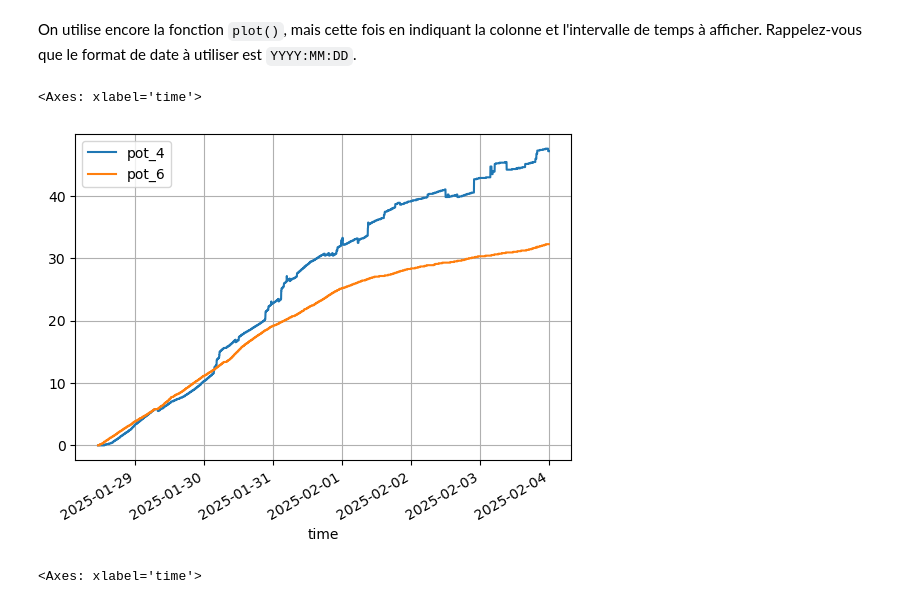
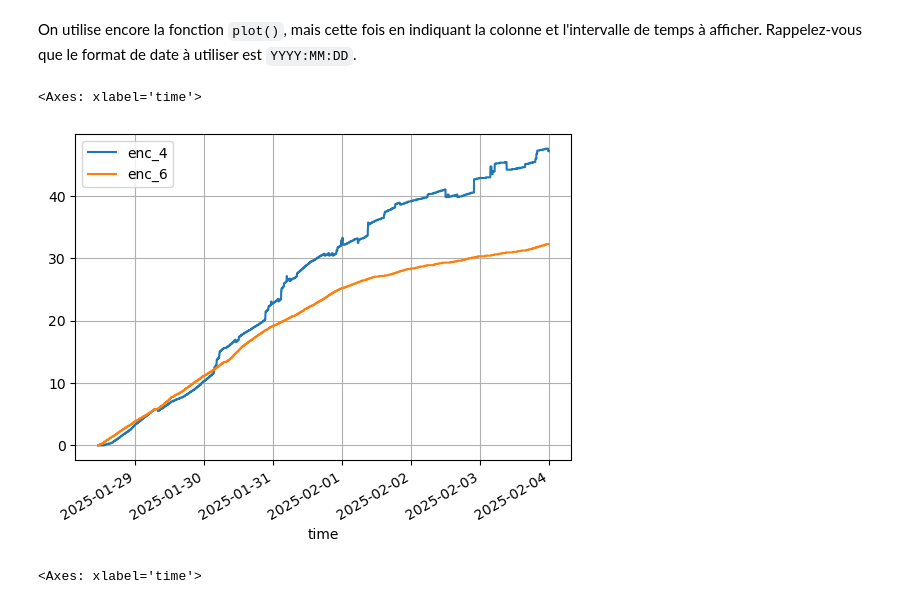
Before and after one commit to anpar/lbir1251-data-analysis, a Jupyter notebook: TP2/TP2_correction.ipynb, the cells around one changed output. Saved outputs shown, nothing was run; the diff lists cells and outputs as text; code cells hidden in the pictures.

```diff
--- a/TP2/TP2_correction.ipynb
+++ b/TP2/TP2_correction.ipynb
@@ -286,7 +286,7 @@ Pour mesurer la croissance d'une feuille d'un plant de maïs, son extrémité es
 # %% [markdown]
 On commence par importer les données du fichier CSV de manière similaire à précédemment pour les données des balances :
 # %%
-df = pd.read_csv('data/potentiometres-2025.csv', sep=';')
+df = pd.read_csv('data/croissance-2025.csv', sep=';')
 
 # Conversion de la colonne 'time' en objet datetime
 df['time'] = pd.to_datetime(df['time'], format='%Y-%m-%d %H:%M:%S UTC')
@@ -322,7 +322,7 @@ df.tail()
 # %% [markdown]
 C'est bon, le DataFrame contient bien quelque chose. Par contre, la colonne `pot_5` ne contient que des 0. On la supprime :
 # %%
-df = df.drop(columns=['pot_5'])
+df = df.drop(columns=['enc_5'])
 # %% [markdown]
 Maintenant, c'est à vous de jouer !
 # %% [markdown]
@@ -387,8 +387,8 @@ Sur des graphiques différents, affichez la courbe de croissance mesurée par le
 # %% [markdown]
 On utilise encore la fonction `plot()`, mais cette fois en indiquant la colonne et l'intervalle de temps à afficher. Rappelez-vous que le format de date à utiliser est `YYYY:MM:DD`.
 # %%
-df.loc['2025-01-28':'2025-02-03', ['pot_4', 'pot_6']].plot(grid=True)
+df.loc['2025-01-28':'2025-02-03', ['enc_4', 'enc_6']].plot(grid=True)
 # %% [output]
 <Axes: xlabel='time'>
-[figure, old version]
+[figure, new version]
 # %%
```
Also changed, not shown: parts of 11 cells of this notebook, 3 other files.
